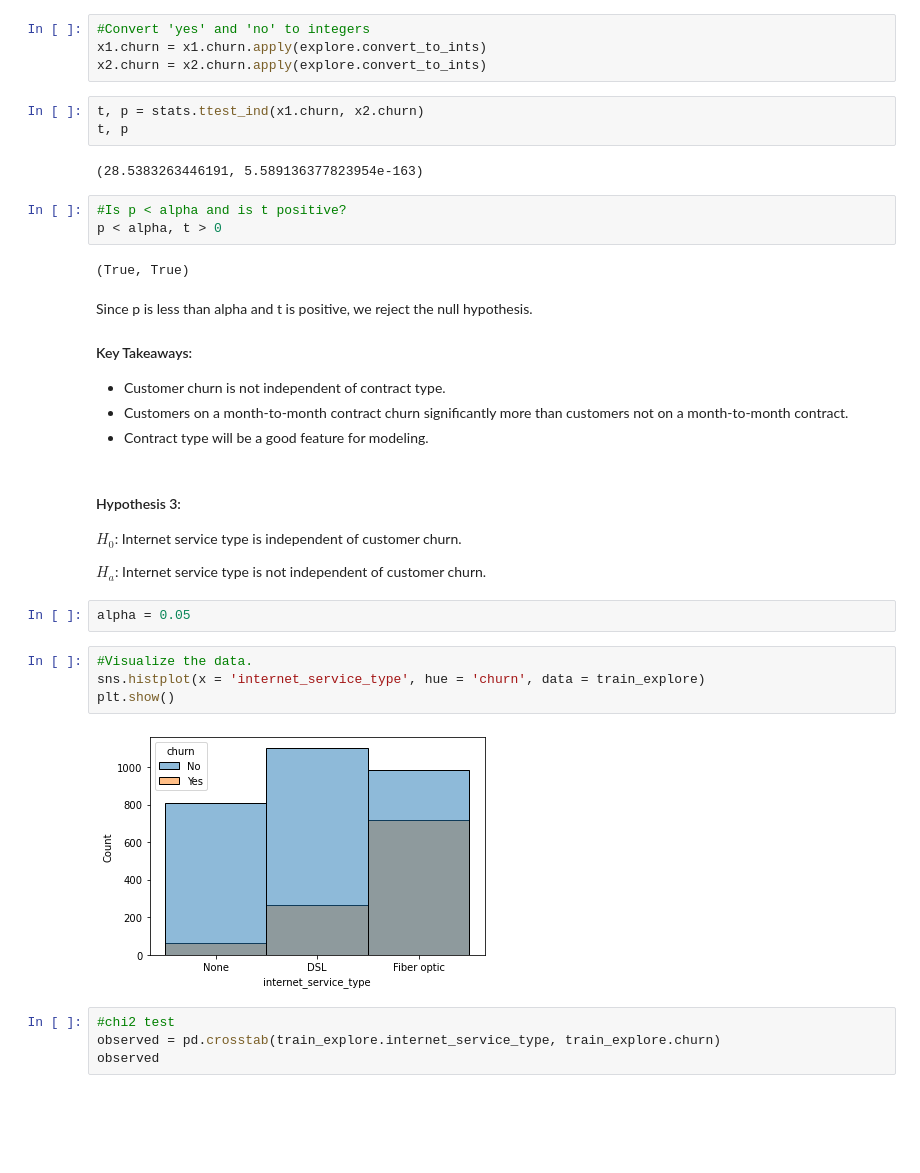
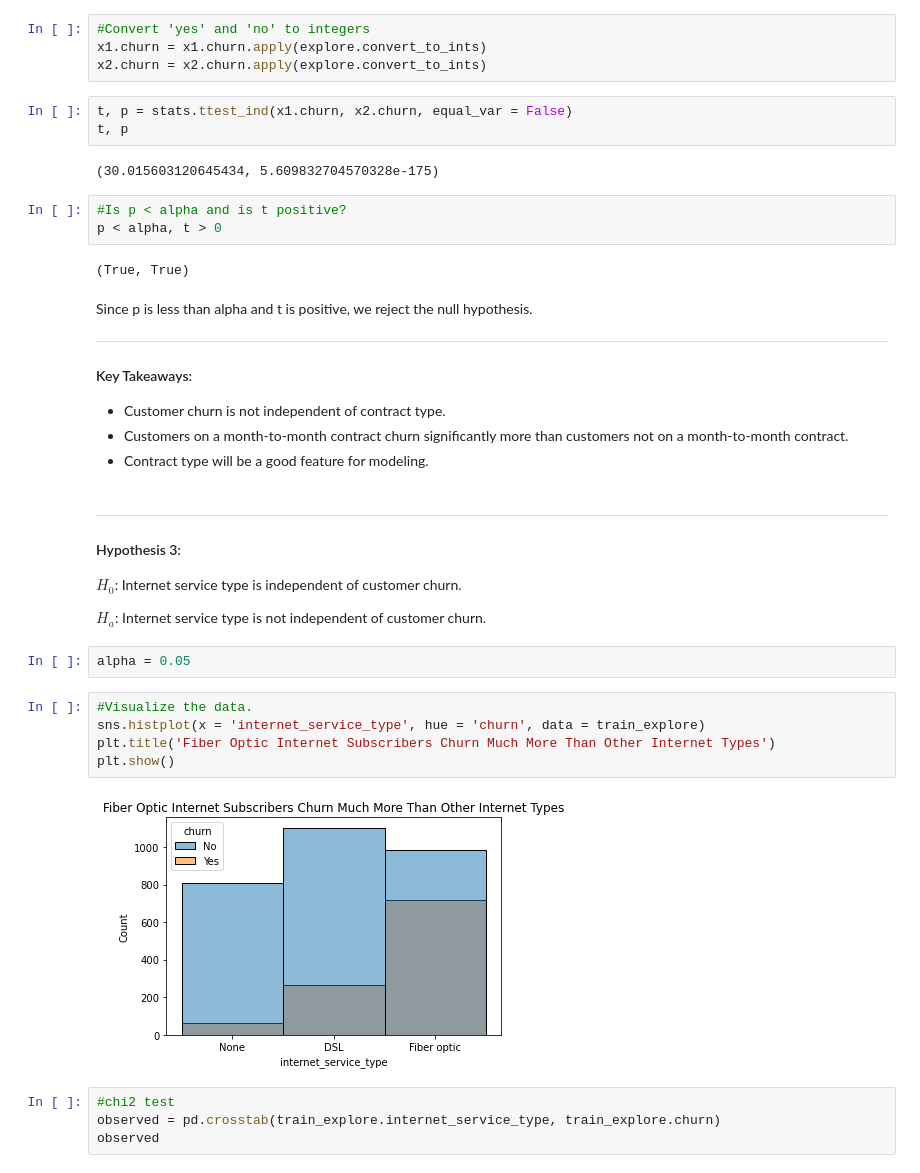
Before and after one commit to johnathon-smith/telco_churn_project, a Jupyter notebook: final_report.ipynb, the cells around one changed output. Cells and saved outputs as stored; diff of their text form; blank space fills up the shorter version.

```diff
--- a/final_report.ipynb
+++ b/final_report.ipynb
@@ -266,10 +268,10 @@ x2 = train_explore[train_explore.contract_type != 'Month-to-month'].copy()
 x1.churn = x1.churn.apply(explore.convert_to_ints)
 x2.churn = x2.churn.apply(explore.convert_to_ints)
 # %%
-t, p = stats.ttest_ind(x1.churn, x2.churn)
+t, p = stats.ttest_ind(x1.churn, x2.churn, equal_var = False)
 t, p
 # %% [output]
-(28.5383263446191, 5.589136377823954e-163)
+(30.015603120645434, 5.609832704570328e-175)
 # %%
 #Is p < alpha and is t positive?
 p < alpha, t > 0
@@ -278,11 +280,13 @@ p < alpha, t > 0
 # %% [markdown]
 Since p is less than alpha and t is positive, we reject the null hypothesis.
 
+***
 #### Key Takeaways:
 * Customer churn is not independent of contract type.
 * Customers on a month-to-month contract churn significantly more than customers not on a month-to-month contract.
 * Contract type will be a good feature for modeling.
 # %% [markdown]
+***
 #### Hypothesis 3:
 $H_0$: Internet service type is independent of customer churn.
 
@@ -292,9 +296,10 @@ alpha = 0.05
 # %%
 #Visualize the data.
 sns.histplot(x = 'internet_service_type', hue = 'churn', data = train_explore)
+plt.title('Fiber Optic Internet Subscribers Churn Much More Than Other Internet Types')
 plt.show()
 # %% [output]
-[figure, old version]
+[figure, new version]
 # %%
 #chi2 test
 observed = pd.crosstab(train_explore.internet_service_type, train_explore.churn)
```
Also changed, not shown: parts of 47 cells of this notebook.
